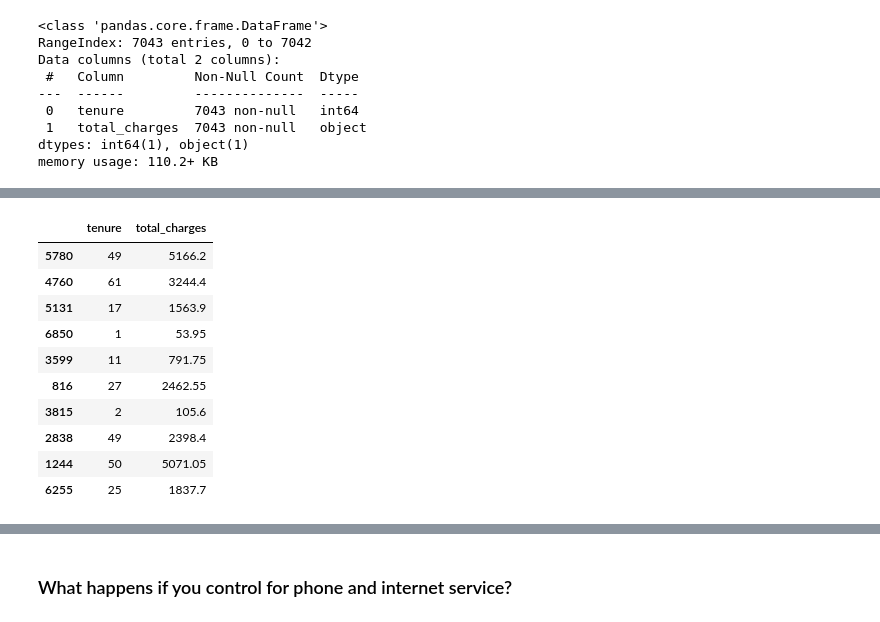
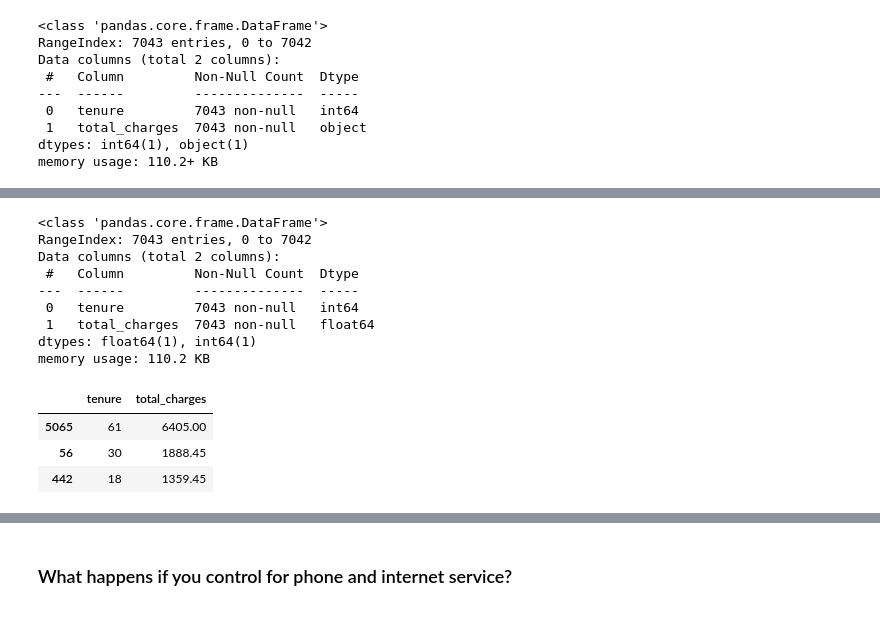
Before and after one commit to Ramiro-Lopez/stats-lessons, a Jupyter notebook: hypothesis_testing.ipynb, the cells around one changed output, grey strips where cells are left out. Drawn from its saved outputs; the diff is of its cells as text; code cells hidden in the pictures.

```diff
--- a/hypothesis_testing.ipynb
+++ b/hypothesis_testing.ipynb
@@ -269,2 +310,5 @@ memory usage: 110.2+ KB
 # %%
-df_total['total_charges'] = df_t.total_charges.str.replace(' ', '0').astype(float)
+# convert empty space into '0'
+# change data type into float
+
+df_t['total_charges'] = df_t.total_charges.str.replace(' ', '0').astype(float)
@@ -295,14 +315,21 @@ memory usage: 110.2+ KB
+# %%
+# make sure the chages have been made
+
+df_t.info()
+# %% [output]
+<class 'pandas.core.frame.DataFrame'>
+RangeIndex: 7043 entries, 0 to 7042
+Data columns (total 2 columns):
+ #   Column         Non-Null Count  Dtype
+---  ------         --------------  -----
+ 0   tenure         7043 non-null   int64
+ 1   total_charges  7043 non-null   float64
+dtypes: float64(1), int64(1)
+memory usage: 110.2 KB
 # %%
-df_t.sample(10)
+df_t.sample(3)
 # %% [output]
 |  | tenure | total_charges |
-| 5780 | 49 | 5166.2 |
-| 4760 | 61 | 3244.4 |
-| 5131 | 17 | 1563.9 |
-| 6850 | 1 | 53.95 |
-| 3599 | 11 | 791.75 |
-| 816 | 27 | 2462.55 |
-| 3815 | 2 | 105.6 |
-| 2838 | 49 | 2398.4 |
-| 1244 | 50 | 5071.05 |
-| 6255 | 25 | 1837.7 |
+| 5065 | 61 | 6405.00 |
+| 56 | 30 | 1888.45 |
+| 442 | 18 | 1359.45 |
```
Also changed, not shown: parts of 169 cells of this notebook.
